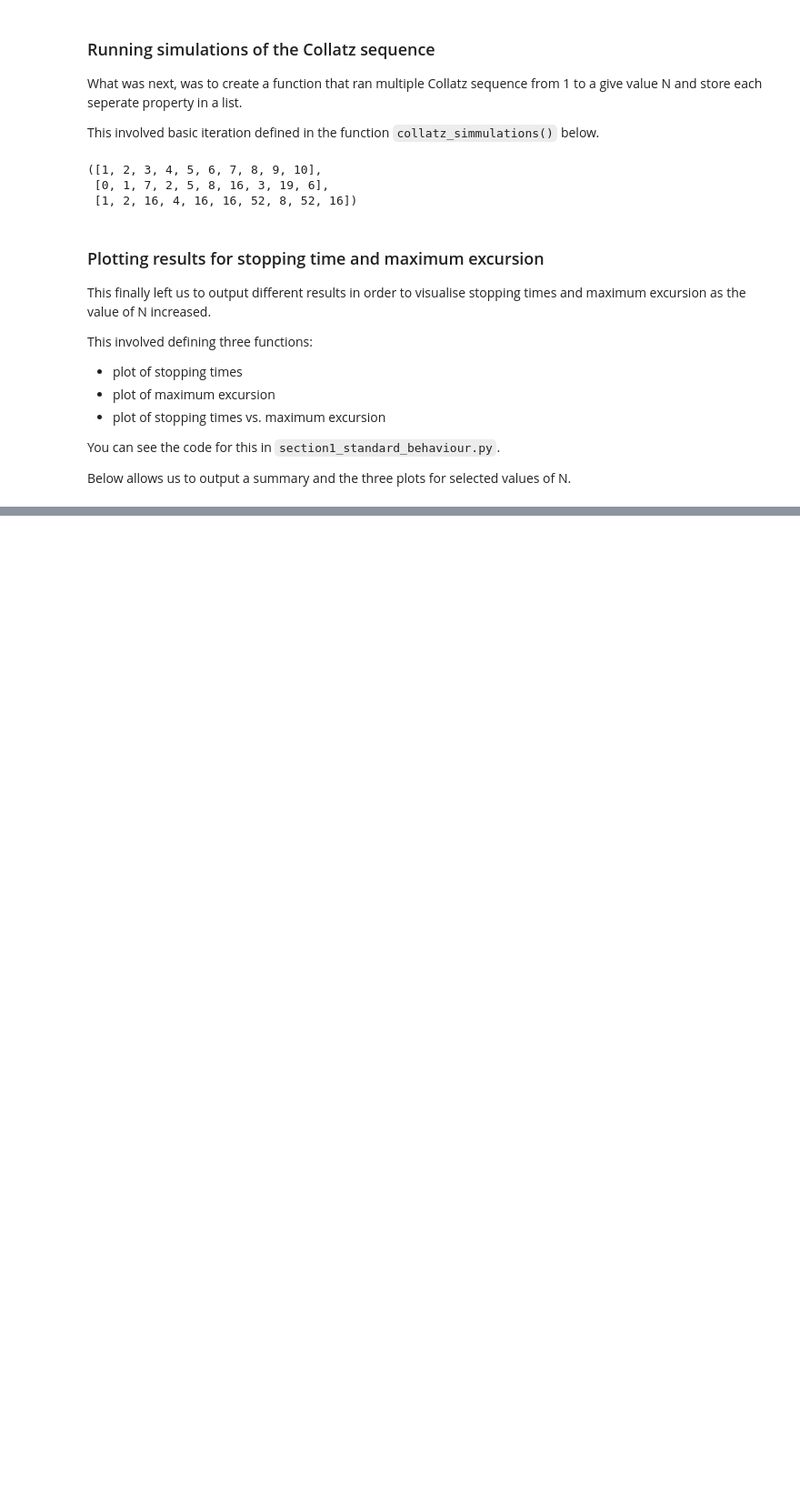
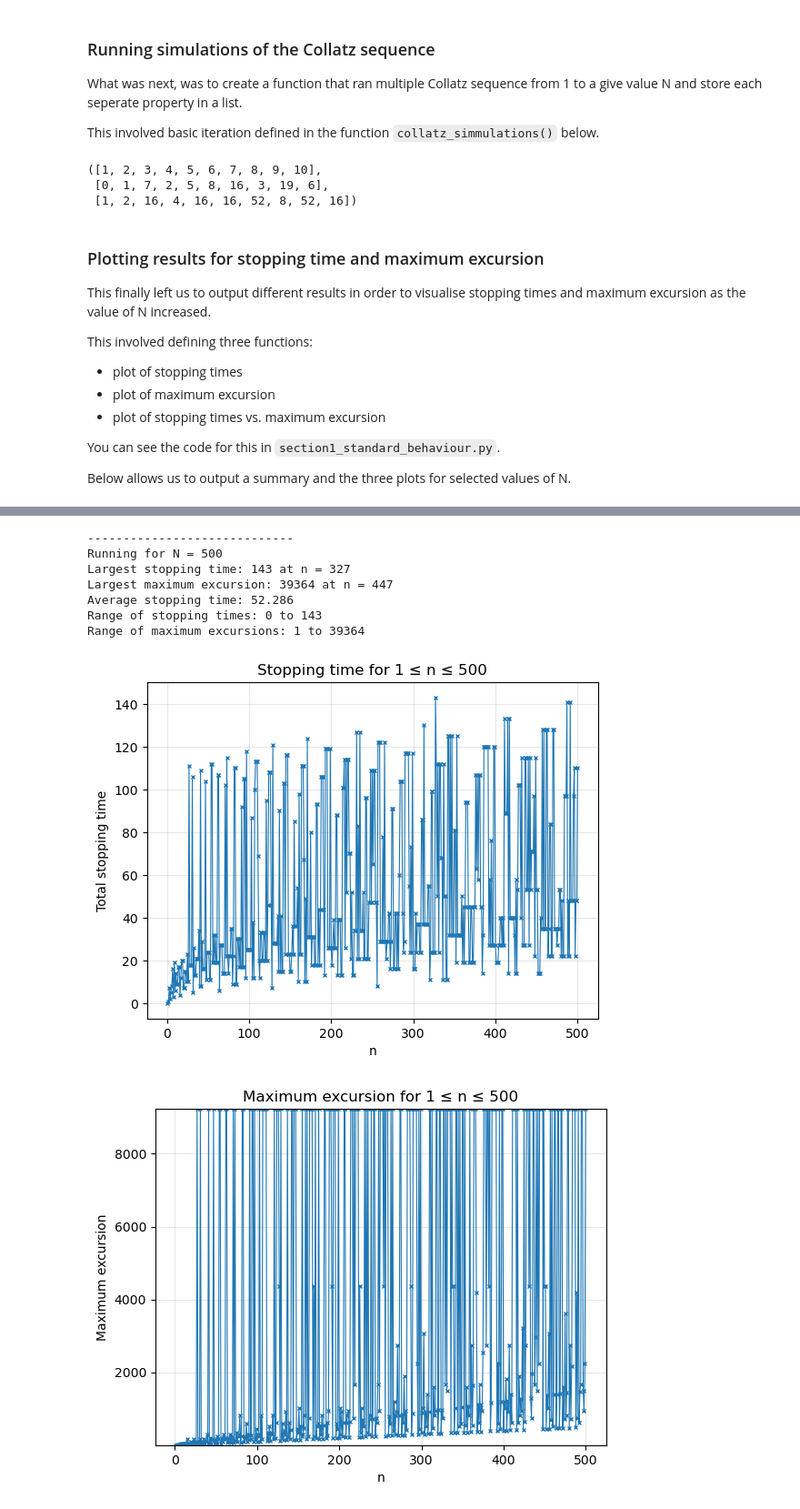
Before and after one commit to georgeramble/MATH2002-Collatz-Investigation, a Jupyter notebook: collatz_investigation.ipynb, the cells around one changed output, grey strips where cells are left out. Shown at 91% size. Drawn from its saved outputs; the diff is of its cells as text; code cells hidden in the pictures; blank space fills up the shorter version.

```diff
--- a/collatz_investigation.ipynb
+++ b/collatz_investigation.ipynb
@@ -179,9 +179,9 @@ Below allows us to output a summary and the three plots for selected values of N
 import sections.section1_standard_behaviour
 
 
-N_values = [50, 200]
+N_values2 = [50, 200, 500]
 
-for N in N_values:
+for N in N_values2:
 
     print("\n-----------------------------")
     print("Running for N =", N)
@@ -203,30 +203,39 @@ for N in N_values:
     print("Largest maximum excursion:", exc_max, "at n =", n_exc_at_max)
 
     print("Average stopping time:", round(sum(stop_t)/len(stop_t), 3))
     print("Range of stopping times:", stop_min, "to", stop_max)
     print("Range of maximum excursions:", exc_min, "to", exc_max)
 
     sections.section1_standard_behaviour.plot_stopping_time(n_val, stop_t, N)
     sections.section1_standard_behaviour.plot_max_excursion(n_val, n_exc, N)
     sections.section1_standard_behaviour.stopping_vs_excursion(stop_t, n_exc, N)
 # %% [output]
 -----------------------------
 Running for N = 50
 Largest stopping time: 111 at n = 27
 Largest maximum excursion: 9232 at n = 27
 Average stopping time: 21.32
 Range of stopping times: 0 to 111
 Range of maximum excursions: 1 to 9232
 [figure]
 [figure]
 [figure]
 -----------------------------
 Running for N = 200
 Largest stopping time: 124 at n = 171
 Largest maximum excursion: 9232 at n = 27
 Average stopping time: 42.09
 Range of stopping times: 0 to 124
 Range of maximum excursions: 1 to 9232
 [figure]
 [figure]
 [figure]
+-----------------------------
+Running for N = 500
+Largest stopping time: 143 at n = 327
+Largest maximum excursion: 39364 at n = 447
+Average stopping time: 52.286
+Range of stopping times: 0 to 143
+Range of maximum excursions: 1 to 39364
+[figure, added]
+[figure, added]
```
Also changed, not shown: parts of 17 cells of this notebook, 2 other files.
